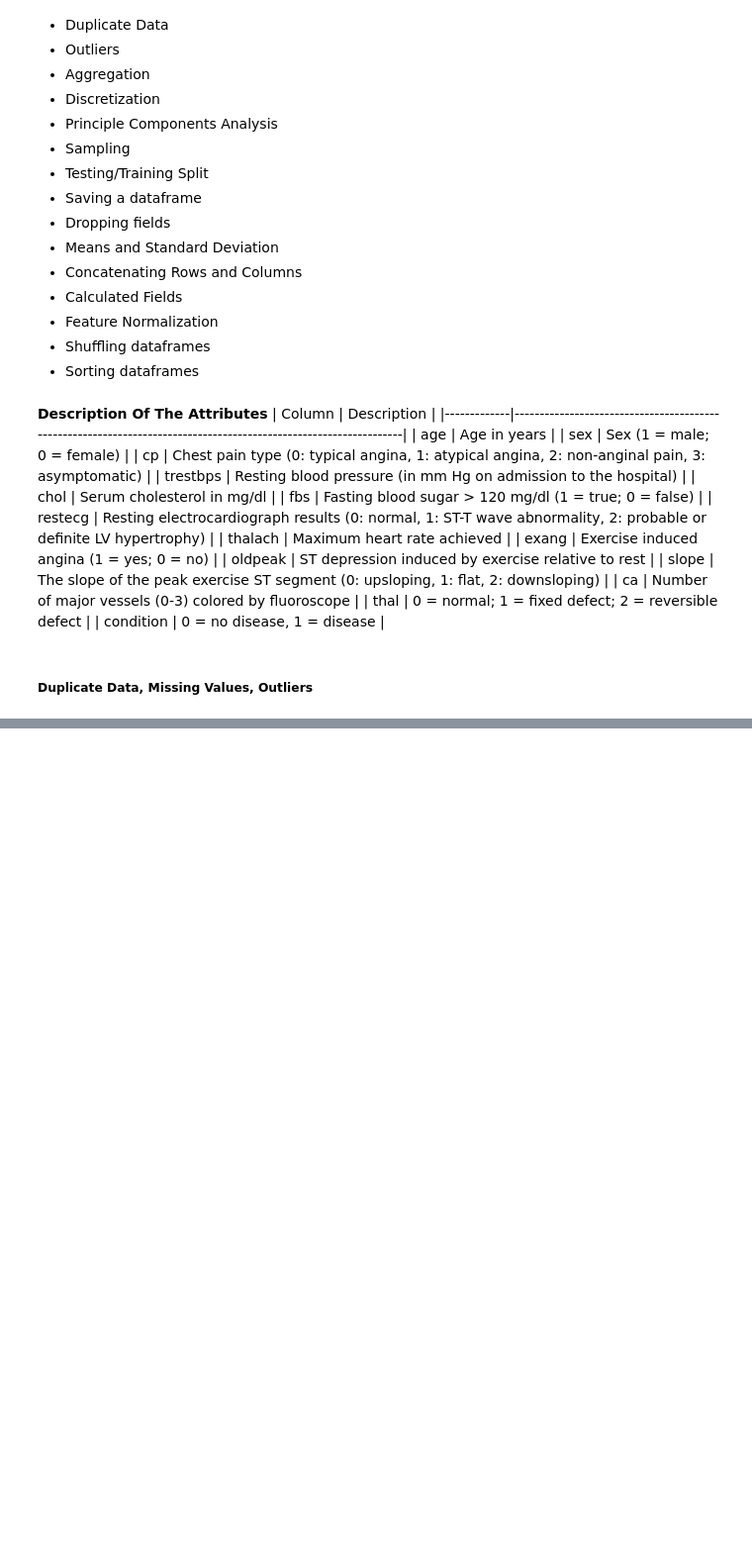
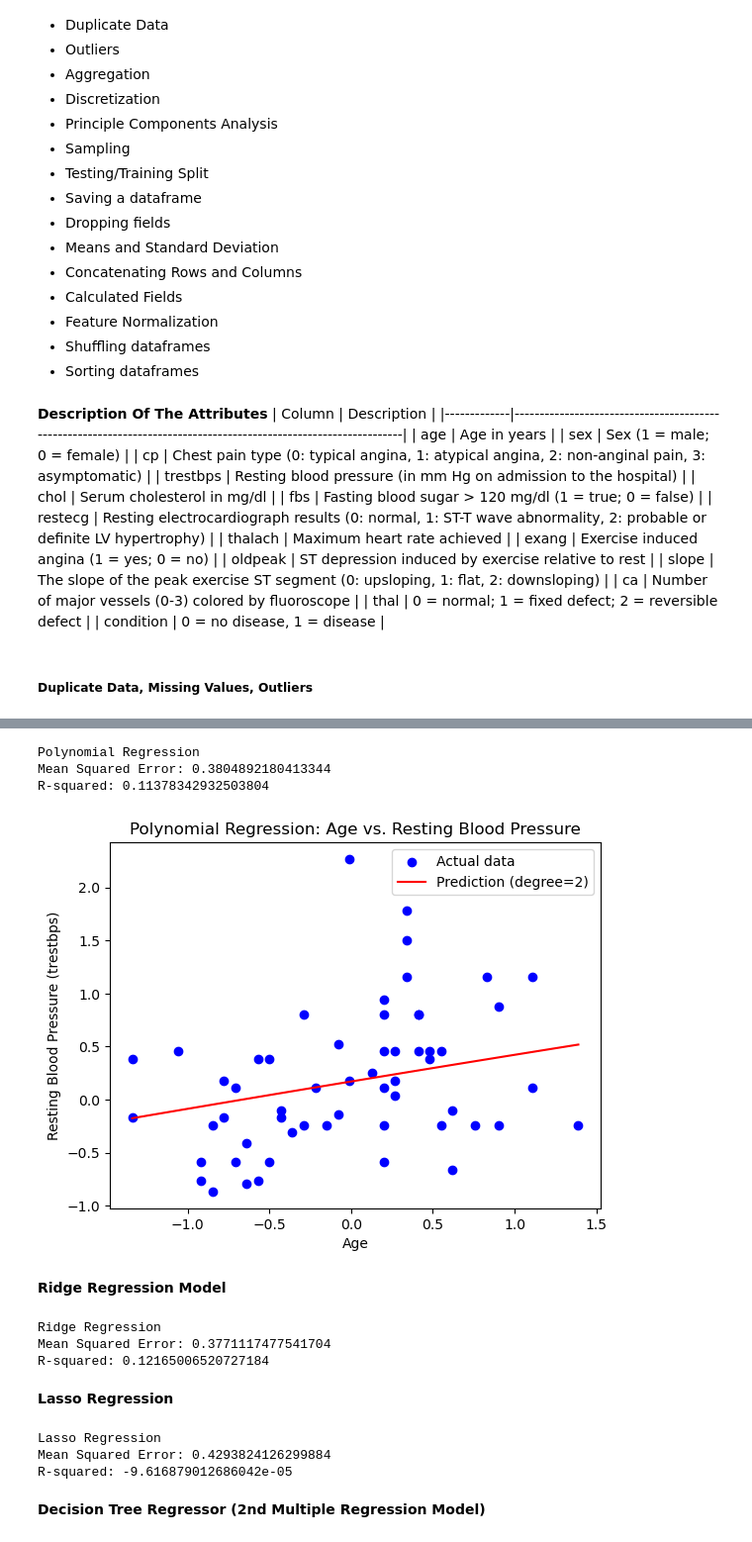
Before and after one commit to rc1inger/CSC177-DataPreprocessing, a Jupyter notebook: dataPreprocessing.ipynb, the cells around one changed output, grey strips where cells are left out. Shown at 99% size. Drawn from its saved outputs; the diff is of its cells as text; code cells hidden in the pictures; blank space fills up the shorter version.

```diff
--- a/dataPreprocessing.ipynb
+++ b/dataPreprocessing.ipynb
@@ -154,0 +258,59 @@ Number of rows after removing outliers = 292
+# %%
+# Generate a range of X values within the observed range
+X_range = np.linspace(X_test_simple.min(), X_test_simple.max(), 100).reshape(-1, 1)
+X_range_poly = poly.transform(X_range)
+y_poly_pred_range = poly_model.predict(X_range_poly)
+
+# Predict on the test set (for MSE and R-squared calculation)
+y_poly_pred = poly_model.predict(X_poly_test)
+# %%
+# Evaluation metrics
+print("Polynomial Regression")
+print("Mean Squared Error:", mean_squared_error(y_test_simple, y_poly_pred))
+print("R-squared:", r2_score(y_test_simple, y_poly_pred))
+
+# Plot the Polynomial Regression results as a smooth line
+plt.scatter(X_test_simple, y_test_simple, color='blue', label="Actual data")
+plt.plot(X_range, y_poly_pred_range, color='red', label="Prediction (degree=2)")
+plt.title("Polynomial Regression: Age vs. Resting Blood Pressure")
+plt.xlabel("Age")
+plt.ylabel("Resting Blood Pressure (trestbps)")
+plt.legend()
+plt.show()
+# %% [output]
+Polynomial Regression
+Mean Squared Error: 0.3804892180413344
+R-squared: 0.11378342932503804
+[figure, added]
+# %% [markdown]
+**Ridge Regression Model**
+# %%
+from sklearn.linear_model import Ridge, Lasso
+
+ridge_model = Ridge(alpha=1.0)
+ridge_model.fit(X_train_multi, y_train_multi)
+y_ridge_pred = ridge_model.predict(X_test_multi)
+
+print("\nRidge Regression")
+print("Mean Squared Error:", mean_squared_error(y_test_multi, y_ridge_pred))
+print("R-squared:", r2_score(y_test_multi, y_ridge_pred))
+# %% [output]
+Ridge Regression
+Mean Squared Error: 0.3771117477541704
+R-squared: 0.12165006520727184
+# %% [markdown]
+**Lasso Regression**
+# %%
+lasso_model = Lasso(alpha=0.1)
+lasso_model.fit(X_train_multi, y_train_multi)
+y_lasso_pred = lasso_model.predict(X_test_multi)
+
+print("\nLasso Regression")
+print("Mean Squared Error:", mean_squared_error(y_test_multi, y_lasso_pred))
+print("R-squared:", r2_score(y_test_multi, y_lasso_pred))
+# %% [output]
+Lasso Regression
+Mean Squared Error: 0.4293824126299884
+R-squared: -9.616879012686042e-05
+# %% [markdown]
+**Decision Tree Regressor (2nd Multiple Regression Model)**
```
Also changed, not shown: parts of 15 cells of this notebook.
